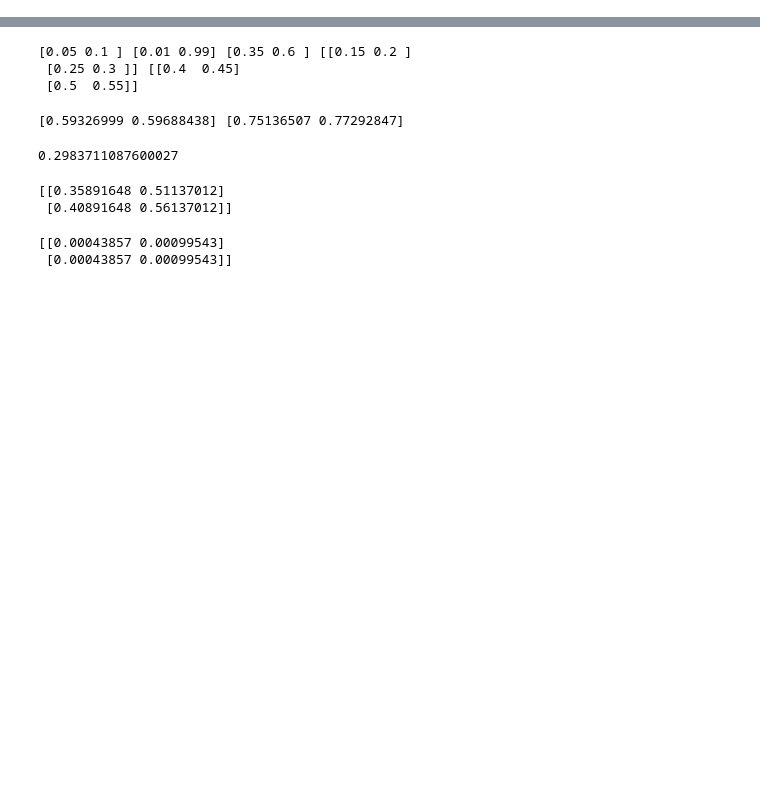
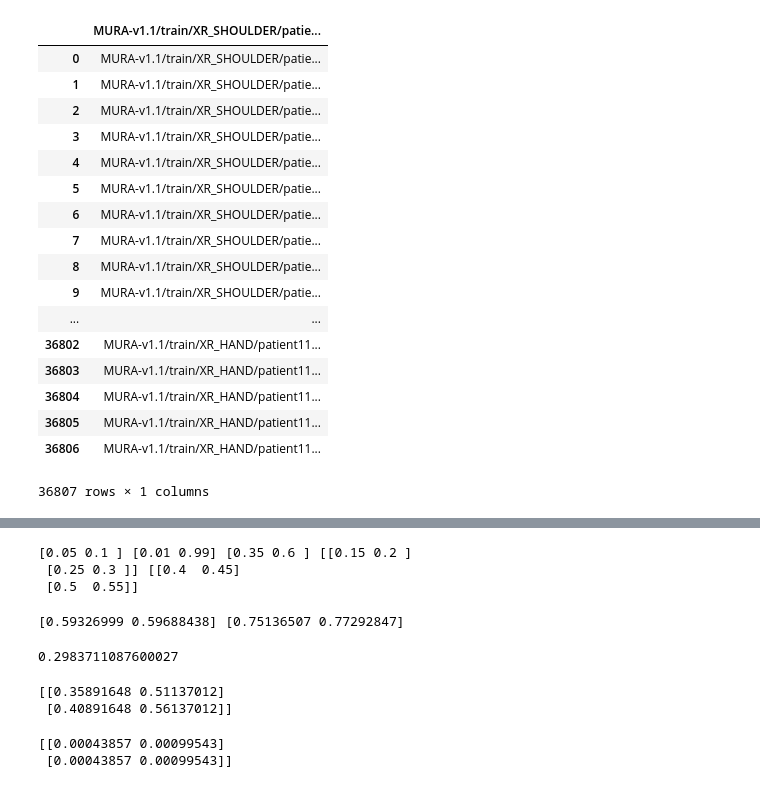
Before and after one commit to animesh/notebooks, a Jupyter notebook: pathImgClassifier.ipynb, the cells around one changed output, grey strips where cells are left out. Cells and saved outputs as stored; diff of their text form; code cells hidden in the pictures; blank space fills up the shorter version.

```diff
--- a/pathImgClassifier.ipynb
+++ b/pathImgClassifier.ipynb
@@ -0,0 +27,22 @@
+# %%
+import pandas as pd
+pd.read_csv((pathmura /'train_image_paths.csv'))
+# %% [output]
+|  | MURA-v1.1/train/XR_SHOULDER/patie... |
+| 0 | MURA-v1.1/train/XR_SHOULDER/patie... |
+| 1 | MURA-v1.1/train/XR_SHOULDER/patie... |
+| 2 | MURA-v1.1/train/XR_SHOULDER/patie... |
+| 3 | MURA-v1.1/train/XR_SHOULDER/patie... |
+| 4 | MURA-v1.1/train/XR_SHOULDER/patie... |
+| 5 | MURA-v1.1/train/XR_SHOULDER/patie... |
+| 6 | MURA-v1.1/train/XR_SHOULDER/patie... |
+| 7 | MURA-v1.1/train/XR_SHOULDER/patie... |
+| 8 | MURA-v1.1/train/XR_SHOULDER/patie... |
+| 9 | MURA-v1.1/train/XR_SHOULDER/patie... |
+| ... | ... |
+| 36802 | MURA-v1.1/train/XR_HAND/patient11... |
+| 36803 | MURA-v1.1/train/XR_HAND/patient11... |
+| 36804 | MURA-v1.1/train/XR_HAND/patient11... |
+| 36805 | MURA-v1.1/train/XR_HAND/patient11... |
+| 36806 | MURA-v1.1/train/XR_HAND/patient11... |
+36807 rows × 1 columns
```
Also changed, not shown: parts of 18 cells of this notebook.
